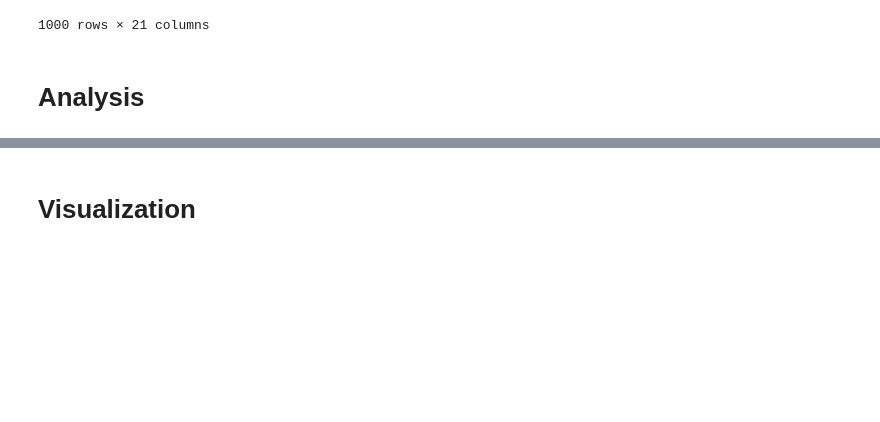
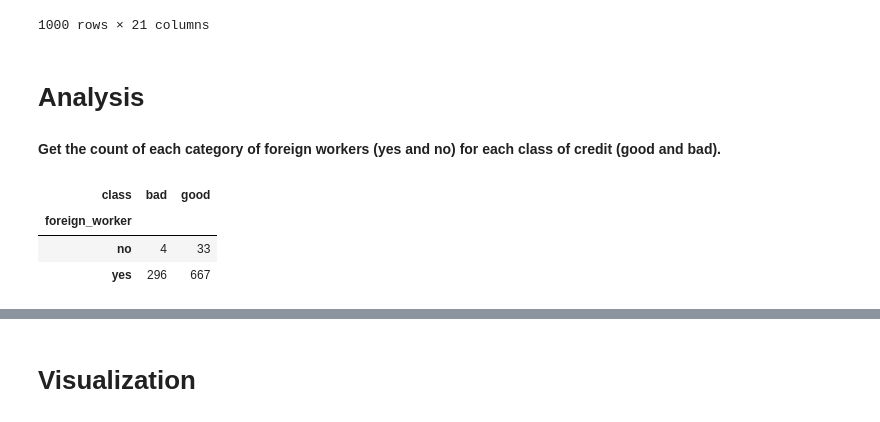
Before and after one commit to Benyaminwasnthere/-Assignment3, a Jupyter notebook: german_credit.ipynb, the cells around one changed output, grey strips where cells are left out. Drawn from its saved outputs; the diff is of its cells as text; code cells hidden in the pictures; blank space fills up the shorter version.

```diff
--- a/german_credit.ipynb
+++ b/german_credit.ipynb
@@ -178,0 +177,9 @@ german_credit_df
+# %% [markdown]
+**Get the count of each category of foreign workers (yes and no) for each class of credit (good and bad).**
+# %%
+pd.crosstab(german_credit_df['foreign_worker'], german_credit_df['class'].map({'0': 'bad', '1': 'good'}))
+# %% [output]
+| class | bad | good |
+| foreign_worker |  |  |
+| no | 4 | 33 |
+| yes | 296 | 667 |
```
Also changed, not shown: parts of 8 cells of this notebook.
